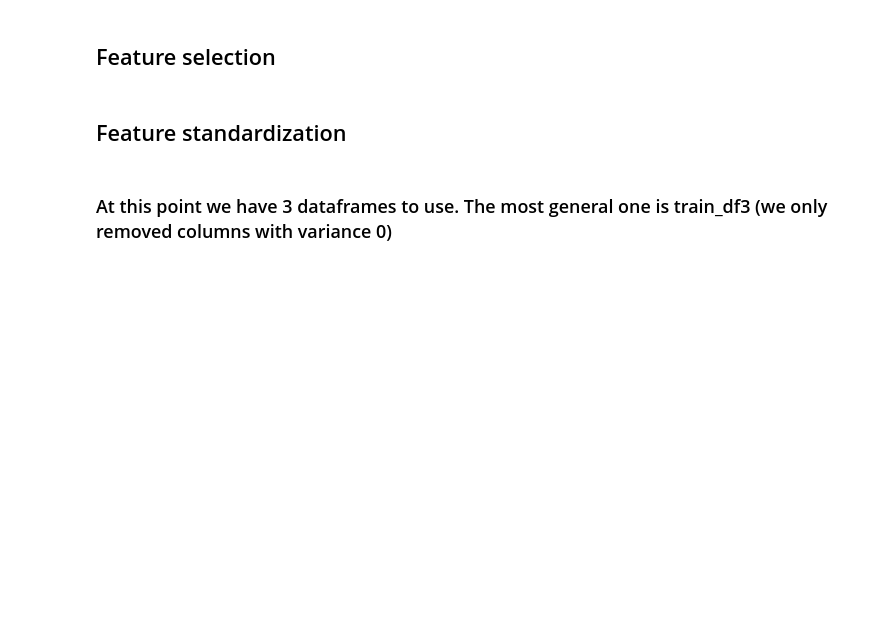
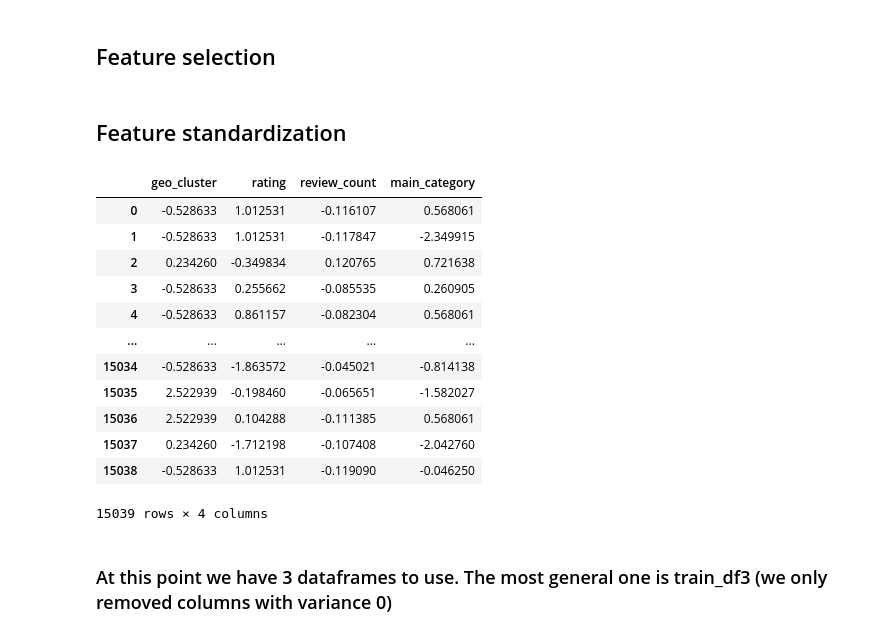
Before and after one commit to katarzynarogalska/LocationIntelligence-clustering, a Jupyter notebook: Location_Model_Building.ipynb, the cells around one changed output. Drawn from its saved outputs; the diff is of its cells as text; code cells hidden in the pictures; blank space fills up the shorter version.

```diff
--- a/Location_Model_Building.ipynb
+++ b/Location_Model_Building.ipynb
@@ -92,6 +92,22 @@ standardizer = Pipeline([('standardizer', SecondStandardizer())])
 train_df1 = standardizer.fit_transform(train_df1)
 train_df2 = standardizer.fit_transform(train_df2)
 train_df3 = standardizer.fit_transform(train_df3)
+# %%
+train_df1
+# %% [output]
+|  | geo_cluster | rating | review_count | main_category |
+| 0 | -0.528633 | 1.012531 | -0.116107 | 0.568061 |
+| 1 | -0.528633 | 1.012531 | -0.117847 | -2.349915 |
+| 2 | 0.234260 | -0.349834 | 0.120765 | 0.721638 |
+| 3 | -0.528633 | 0.255662 | -0.085535 | 0.260905 |
+| 4 | -0.528633 | 0.861157 | -0.082304 | 0.568061 |
+| ... | ... | ... | ... | ... |
+| 15034 | -0.528633 | -1.863572 | -0.045021 | -0.814138 |
+| 15035 | 2.522939 | -0.198460 | -0.065651 | -1.582027 |
+| 15036 | 2.522939 | 0.104288 | -0.111385 | 0.568061 |
+| 15037 | 0.234260 | -1.712198 | -0.107408 | -2.042760 |
+| 15038 | -0.528633 | 1.012531 | -0.119090 | -0.046250 |
+15039 rows × 4 columns
 # %% [markdown]
 ### At this point we have 3 dataframes to use. The most general one is train_df3 (we only removed columns with variance 0)
 # %% [markdown]
```
Also changed, not shown: parts of 51 cells of this notebook, 2 other files.
